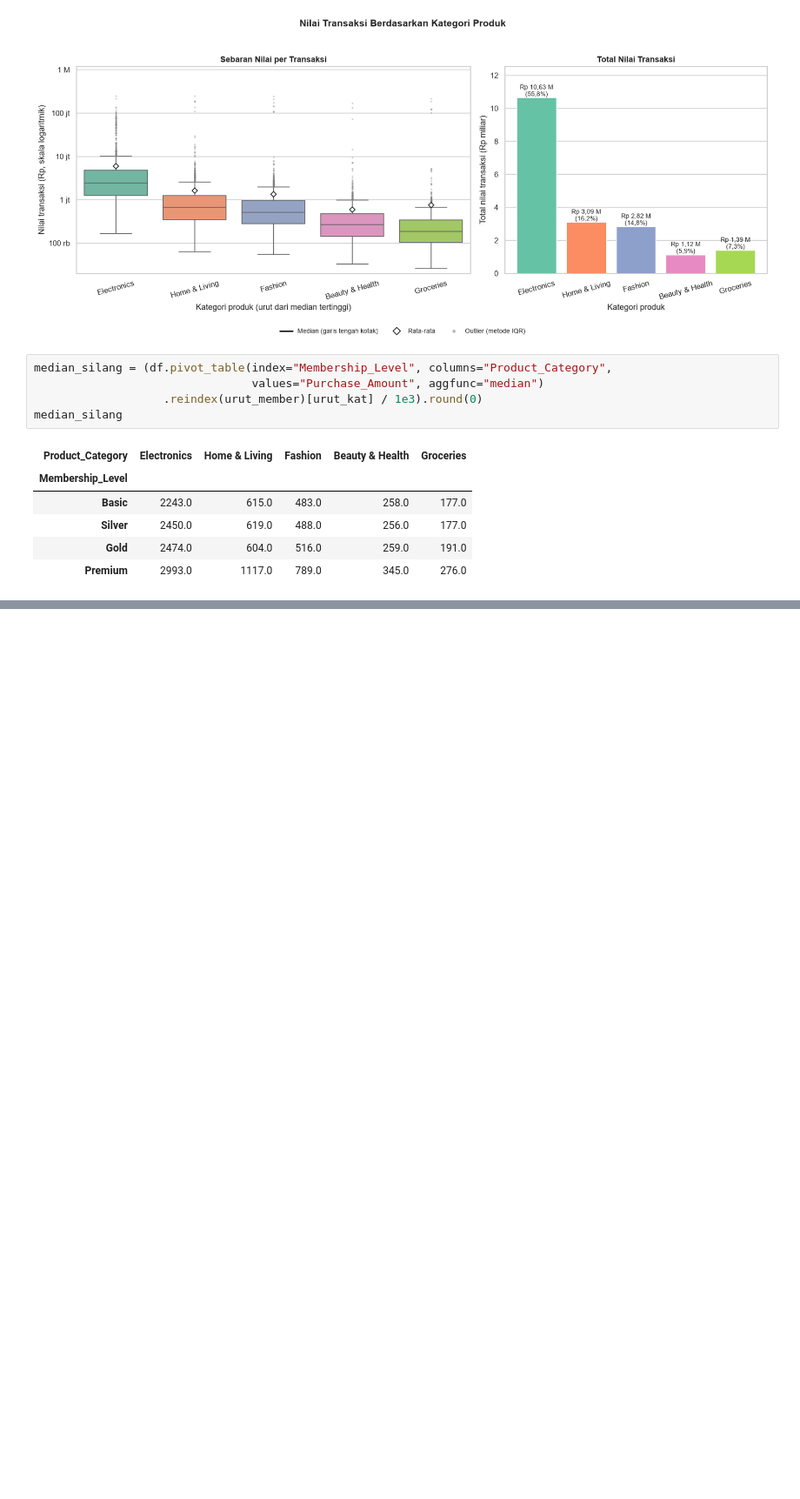
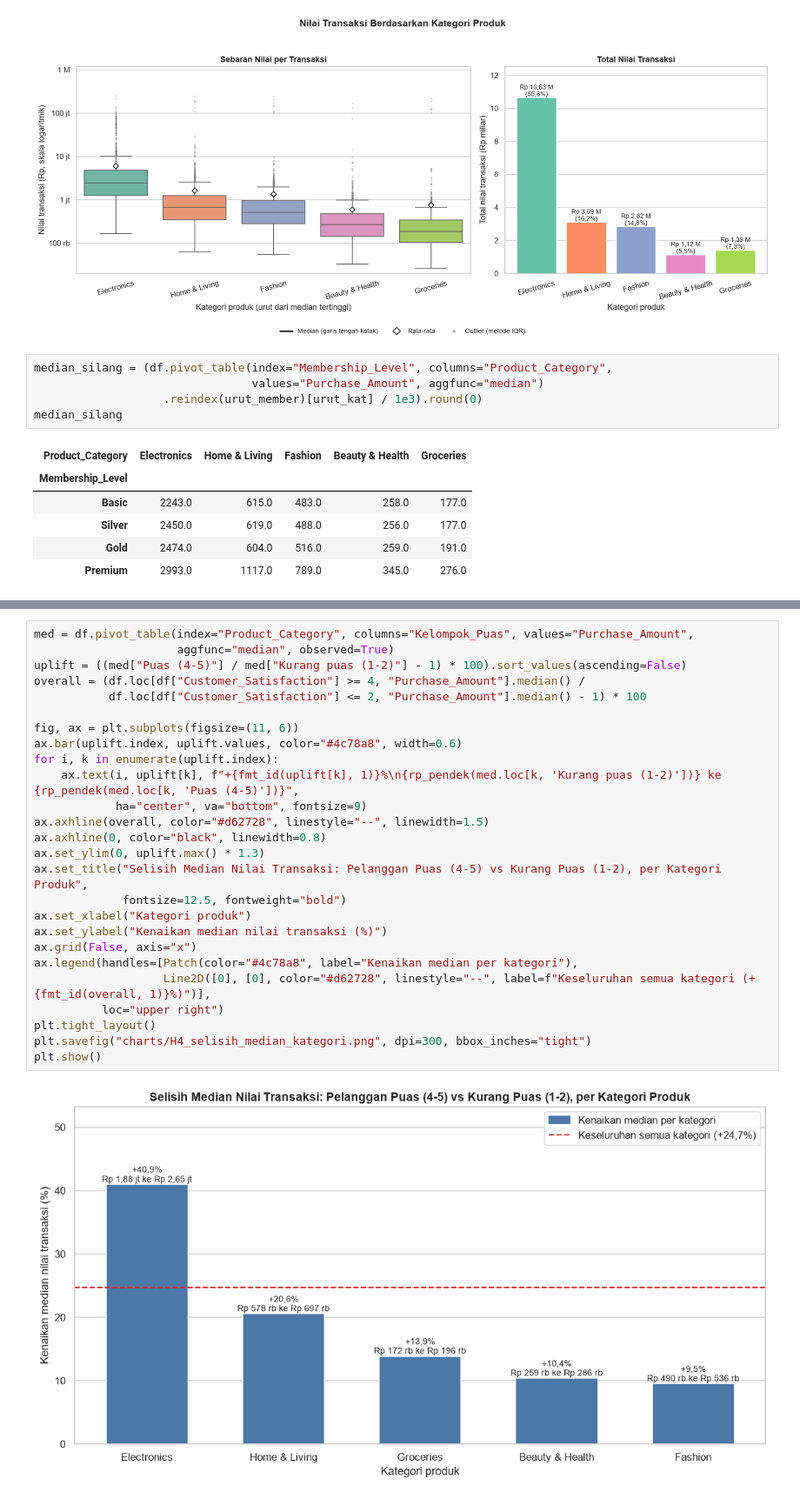
Before and after one commit to roxymayford/Project-Machine-Learning-, a Jupyter notebook: TugasBagianC.ipynb, the cells around one changed output, grey strips where cells are left out. Shown at 87% size. Drawn from its saved outputs; the diff is of its cells as text; blank space fills up the shorter version.

```diff
--- a/TugasBagianC.ipynb
+++ b/TugasBagianC.ipynb
@@ -312,0 +375,28 @@ median_silang
+# %%
+med = df.pivot_table(index="Product_Category", columns="Kelompok_Puas", values="Purchase_Amount",
+                     aggfunc="median", observed=True)
+uplift = ((med["Puas (4-5)"] / med["Kurang puas (1-2)"] - 1) * 100).sort_values(ascending=False)
+overall = (df.loc[df["Customer_Satisfaction"] >= 4, "Purchase_Amount"].median() /
+           df.loc[df["Customer_Satisfaction"] <= 2, "Purchase_Amount"].median() - 1) * 100
+
+fig, ax = plt.subplots(figsize=(11, 6))
+ax.bar(uplift.index, uplift.values, color="#4c78a8", width=0.6)
+for i, k in enumerate(uplift.index):
+    ax.text(i, uplift[k], f"+{fmt_id(uplift[k], 1)}%\n{rp_pendek(med.loc[k, 'Kurang puas (1-2)'])} ke {rp_pendek(med.loc[k, 'Puas (4-5)'])}",
+            ha="center", va="bottom", fontsize=9)
+ax.axhline(overall, color="#d62728", linestyle="--", linewidth=1.5)
+ax.axhline(0, color="black", linewidth=0.8)
+ax.set_ylim(0, uplift.max() * 1.3)
+ax.set_title("Selisih Median Nilai Transaksi: Pelanggan Puas (4-5) vs Kurang Puas (1-2), per Kategori Produk",
+             fontsize=12.5, fontweight="bold")
+ax.set_xlabel("Kategori produk")
+ax.set_ylabel("Kenaikan median nilai transaksi (%)")
+ax.grid(False, axis="x")
+ax.legend(handles=[Patch(color="#4c78a8", label="Kenaikan median per kategori"),
+                   Line2D([0], [0], color="#d62728", linestyle="--", label=f"Keseluruhan semua kategori (+{fmt_id(overall, 1)}%)")],
+          loc="upper right")
+plt.tight_layout()
+plt.savefig("charts/H4_selisih_median_kategori.png", dpi=300, bbox_inches="tight")
+plt.show()
+# %% [output]
+[figure, added]
```
Also changed, not shown: parts of 6 cells of this notebook, 2 other files.
